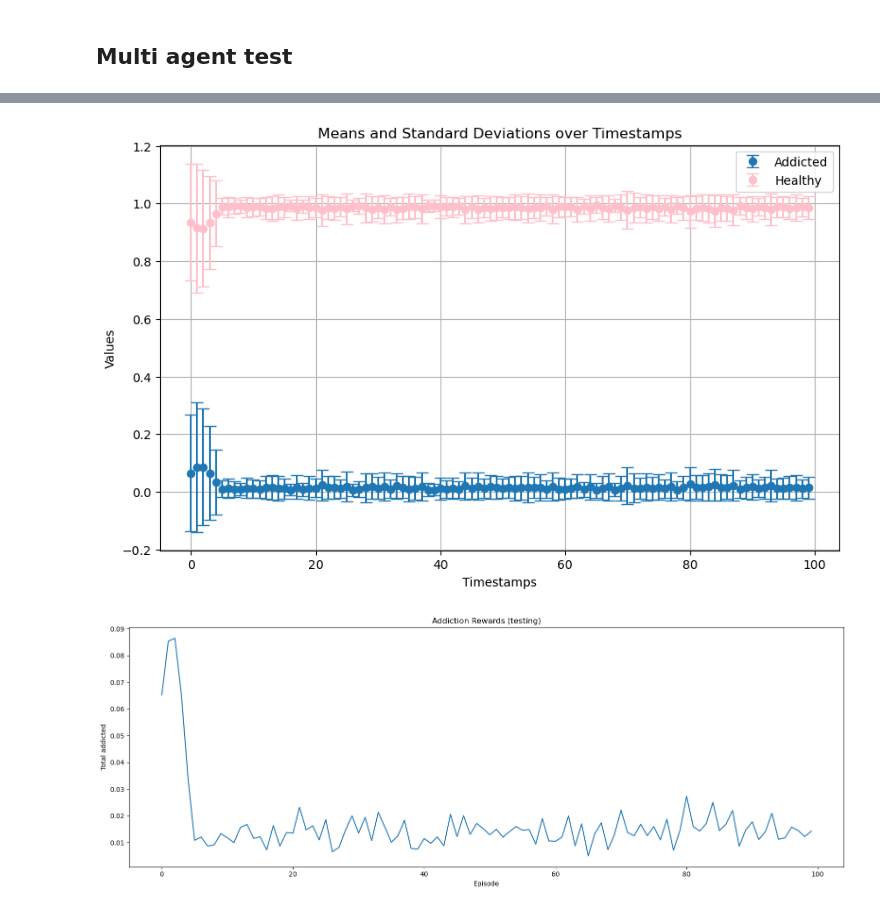
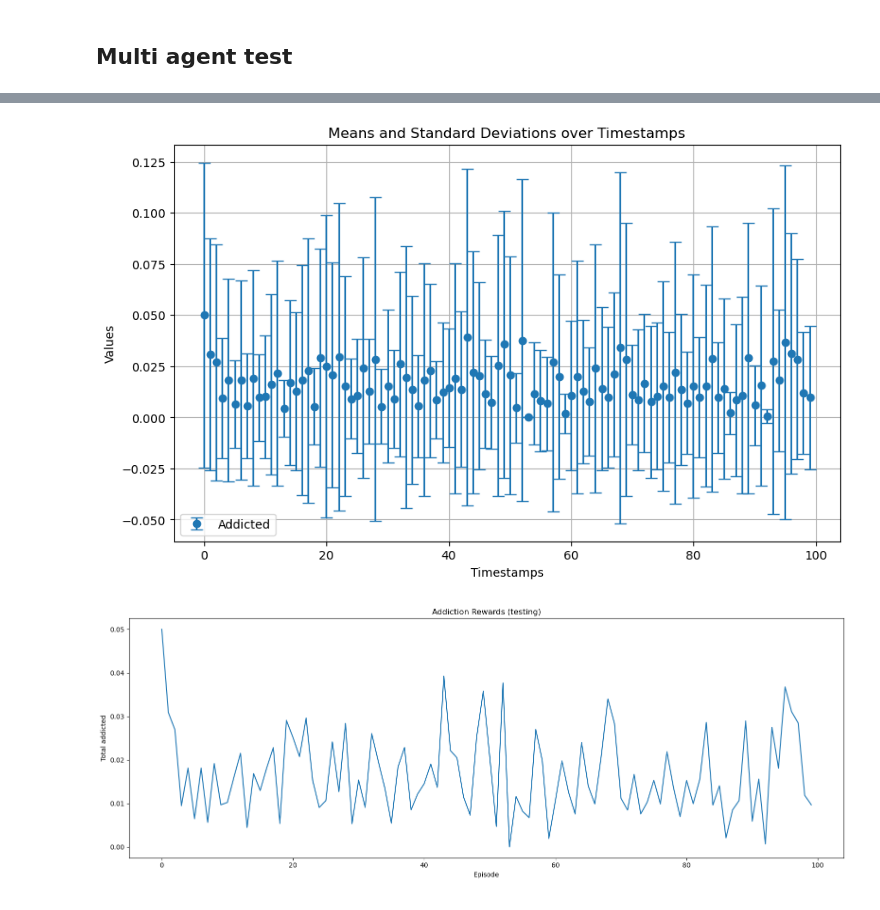
Before and after one commit to Gabriele-Maggi/ProgettoIA-2024, a Jupyter notebook: Notebooks/EnvTest.ipynb, the cells around one changed output, grey strips where cells are left out. Saved outputs shown, nothing was run; the diff lists cells and outputs as text; code cells hidden in the pictures.

```diff
--- a/Notebooks/EnvTest.ipynb
+++ b/Notebooks/EnvTest.ipynb
@@ -320,7 +320,7 @@ n_episodes = 50
 se = 0.1
 # creazione 900 agenti
 print("creazione agenti")
-nagenti = 100
+nagenti = 25
 
 for _ in range(nagenti):
     agent = MBLearningAgent(
@@ -334,7 +334,7 @@ print("agenti creati")
 #timesteps
 print("calcolo")
 
-T = 20
+T = 100
 #means, stds Addited
 meansA = []
 stdsA =  []
@@ -410,24 +413,24 @@ KeyboardInterrupt:
 # %%
 #plot
 #print(sys.getsizeof(stds))
 timestamps = np.arange(T)
 plt.figure(figsize=(10, 6))
 plt.errorbar(timestamps, meansA, yerr=stdsA, fmt='o', capsize=5, label='Addicted')
-plt.errorbar(timestamps, meansH, yerr=stdsH, fmt='o', capsize=5, label='Healthy', color='pink')
+#plt.errorbar(timestamps, meansH, yerr=stdsH, fmt='o', capsize=5, label='Healthy', color='pink')
 plt.xlabel('Timestamps')
 plt.ylabel('Values')
 plt.title('Means and Standard Deviations over Timestamps')
 plt.legend()
 plt.grid(True)
 plt.show()
 
 plt.figure(figsize=(16, 6))
 plt.plot(addiction_states)
 plt.title('Addiction Rewards (testing)')
 plt.xlabel('Episode')
 plt.ylabel('Total addicted')
 plt.tight_layout()
 plt.show()
 # %% [output]
-[figure, old version]
+[figure, new version]
-[figure, old version]
+[figure, new version]
```
Also changed, not shown: parts of 1 cell of this notebook.
